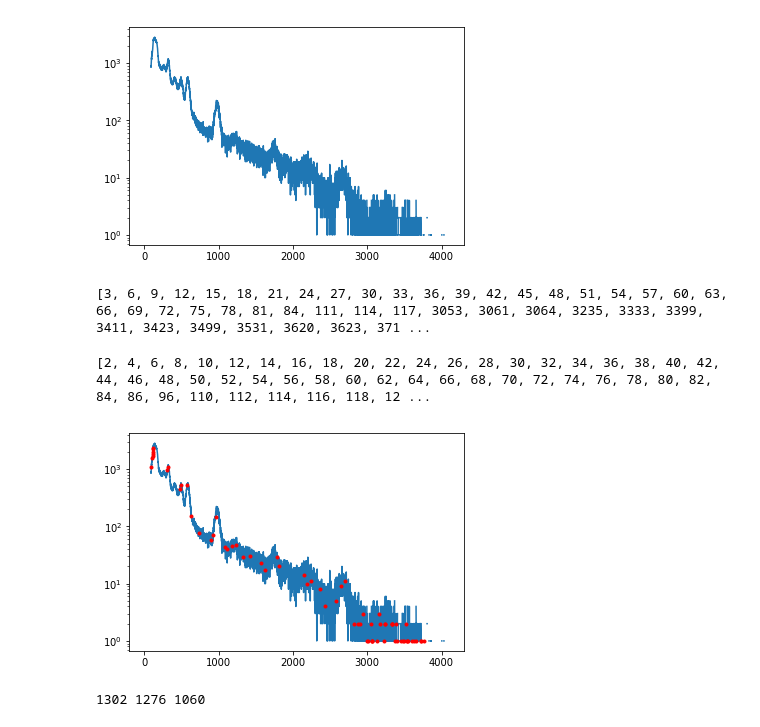
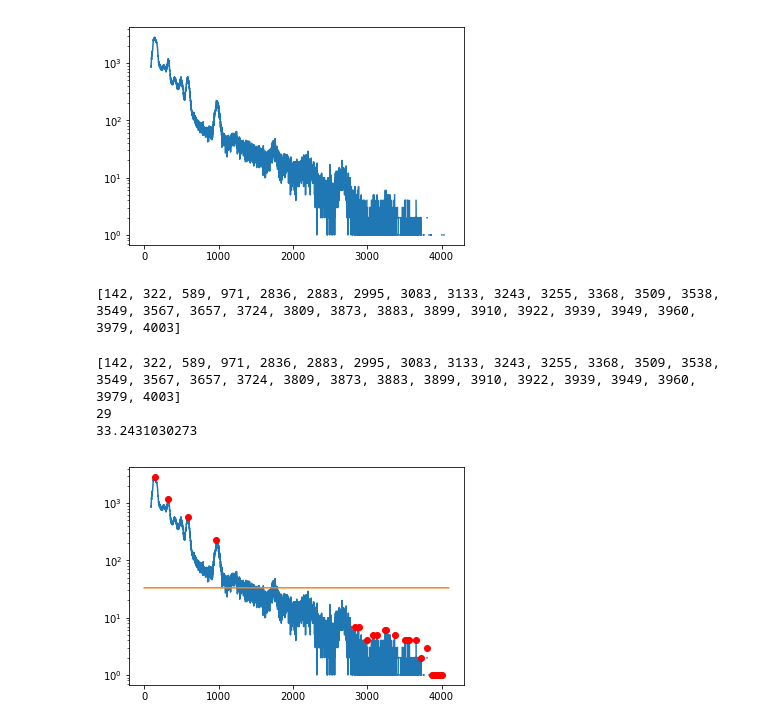
Before and after one commit to likhit2264/dosenet-analysis, a Jupyter notebook: calibration/tryPeakfinder.ipynb, the cells around one changed output. Saved outputs shown, nothing was run; the diff lists cells and outputs as text; code cells hidden in the pictures.

```diff
--- a/calibration/tryPeakfinder.ipynb
+++ b/calibration/tryPeakfinder.ipynb
@@ -12,67 +12,56 @@ plt.show()
 # %% [output]
 [figure]
 # %%
-def reset(r1, r2, c, l1, l2):
-    r1, r2, c, l1, l2 = float('-inf'), float('-inf'), float('-inf'), float('-inf'), float('-inf')
-
-def checkShape(i, data, r=5):
+def checkShape(i, data, r, e):
     sweep = [data[i + dx] for dx in range(-r, r+1)]
     prev=sweep[r]
+    if not prev == max(sweep): #or prev < np.average(data)/4:
+        return False
+    if not prev > np.average(sweep) * 1.5:
+        return False
     for k in range(1, r+1):
+        if e < 0:
+            return False
         if sweep[r-k] > prev:
-            return False
+            e = e - 1
         prev = sweep[r-k]
     prev=sweep[r]
     for k in range(1, r+1):
-        if sweep[r+k] < prev:
+        if e < 0:
             return False
+        if sweep[r+k] > prev:
+            e = e - 1
         prev = sweep[r+k]
-    return True
-def sweepRight(data):
-    bubbles = []
-    l2 = float('-inf')
-    l1 = float('-inf')
-    c = float('-inf')
-    r1 = float('-inf')
-    r2 = float('-inf')
-    for i in range(4, len(data)):
-        r2=data[i]
-        r1=data[i-1]
-        c=data[i-2]
-        l1=data[i-3]
-        l2=data[i-4]
-        if l2 < l1 and l1 < c and c > r1 and r1 > r2:
-            bubbles.append(i-2)
-            reset(r1, r2, c, l1, l2)
-    return bubbles
-def sweepLeft(data, r=2):
+    return e >= 0
+
+def sweepLeft(data, r=60, e=50):
     bubbles = []
     index = r
     while index < len(data) - r:
-        if checkShape(index, data, r):
+        if checkShape(index, data, r, e):
             bubbles.append(index)
-            index = index + r
+            index = index + r - e
         else:
             index += 1
     return bubbles
 
-rdots = sweepRight(summed)
-ldots = sweepLeft(summed, 3)
+ldots = sweepLeft(summed)
 print(ldots)
 # %% [output]
-[3, 6, 9, 12, 15, 18, 21, 24, 27, 30, 33, 36, 39, 42, 45, 48, 51, 54, 57, 60, 63, 66, 69, 72, 75, 78, 81, 84, 111, 114, 117, 3053, 3061, 3064, 3235, 3333, 3399, 3411, 3423, 3499, 3531, 3620, 3623, 371 ...
+[142, 322, 589, 971, 2836, 2883, 2995, 3083, 3133, 3243, 3255, 3368, 3509, 3538, 3549, 3567, 3657, 3724, 3809, 3873, 3883, 3899, 3910, 3922, 3939, 3949, 3960, 3979, 4003]
 # %%
-ldots = sweepLeft(summed,2)
+ldots = sweepLeft(summed, 60, 50)
 print(ldots)
+print(len(ldots))
+print(np.average(summed)/4)
+x=np.arange(len(summed))
 plt.plot(summed)
-#plt.plot(rdots, summed[rdots], 'r.')
-plt.plot(ldots, summed[ldots], 'r.')
+plt.plot(x, np.average(summed)/4 + 0*x)
+plt.plot(ldots, summed[ldots], 'ro')
 plt.yscale('log')
 plt.show()
 # %% [output]
-[2, 4, 6, 8, 10, 12, 14, 16, 18, 20, 22, 24, 26, 28, 30, 32, 34, 36, 38, 40, 42, 44, 46, 48, 50, 52, 54, 56, 58, 60, 62, 64, 66, 68, 70, 72, 74, 76, 78, 80, 82, 84, 86, 96, 110, 112, 114, 116, 118, 12 ...
+[142, 322, 589, 971, 2836, 2883, 2995, 3083, 3133, 3243, 3255, 3368, 3509, 3538, 3549, 3567, 3657, 3724, 3809, 3873, 3883, 3899, 3910, 3922, 3939, 3949, 3960, 3979, 4003]
+29
+33.2431030273
-[figure, old version]
+[figure, new version]
-# %%
-print(len(rdots), len(ldots), len(inter))
-# %% [output]
-1302 1276 1060
```
Also changed, not shown: parts of 2 cells of this notebook, 3 other files.
